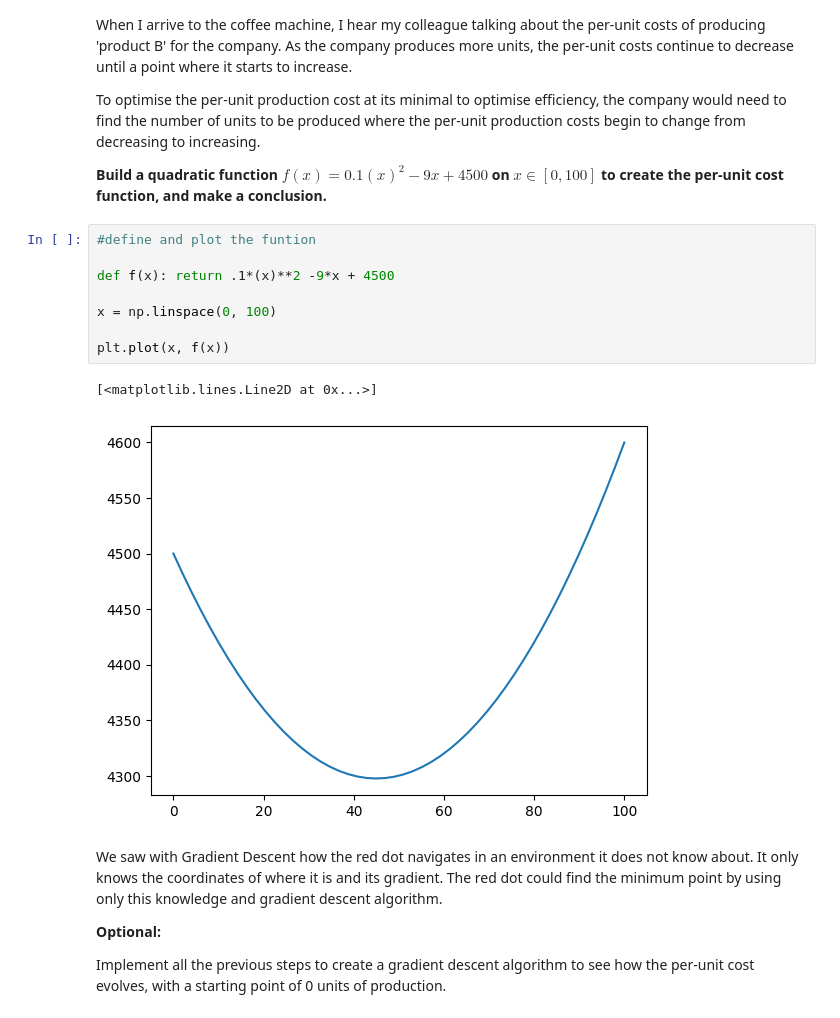
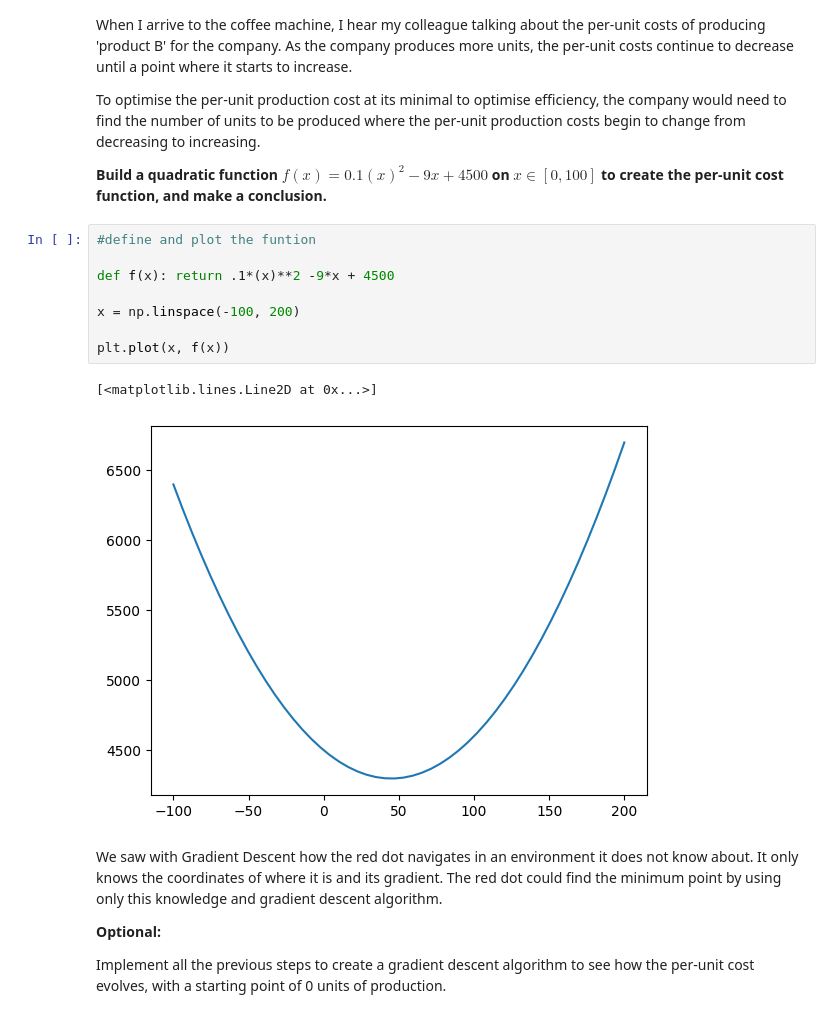
Before and after one commit to 4GeeksAcademy/Kransky85-calculus-and-algebra-problems-with-python, a Jupyter notebook: notebook/problems.ipynb, the cells around one changed output. Saved outputs shown, nothing was run; the diff lists cells and outputs as text.

```diff
--- a/notebook/problems.ipynb
+++ b/notebook/problems.ipynb
@@ -261,14 +272,14 @@ To optimise the per-unit production cost at its minimal to optimise efficiency,
 # %%
 #define and plot the funtion
 
 def f(x): return .1*(x)**2 -9*x + 4500
 
-x = np.linspace(0, 100)
+x = np.linspace(-100, 200)
 
 plt.plot(x, f(x))
 # %% [output]
 [<matplotlib.lines.Line2D at 0x...>]
-[figure, old version]
+[figure, new version]
 # %% [markdown]
 We saw with Gradient Descent how the red dot navigates in an environment it does not know about. It only knows the coordinates of where it is and its gradient. The red dot could find the minimum point by using only this knowledge and gradient descent algorithm.
 
```
Also changed, not shown: parts of 3 cells of this notebook.
